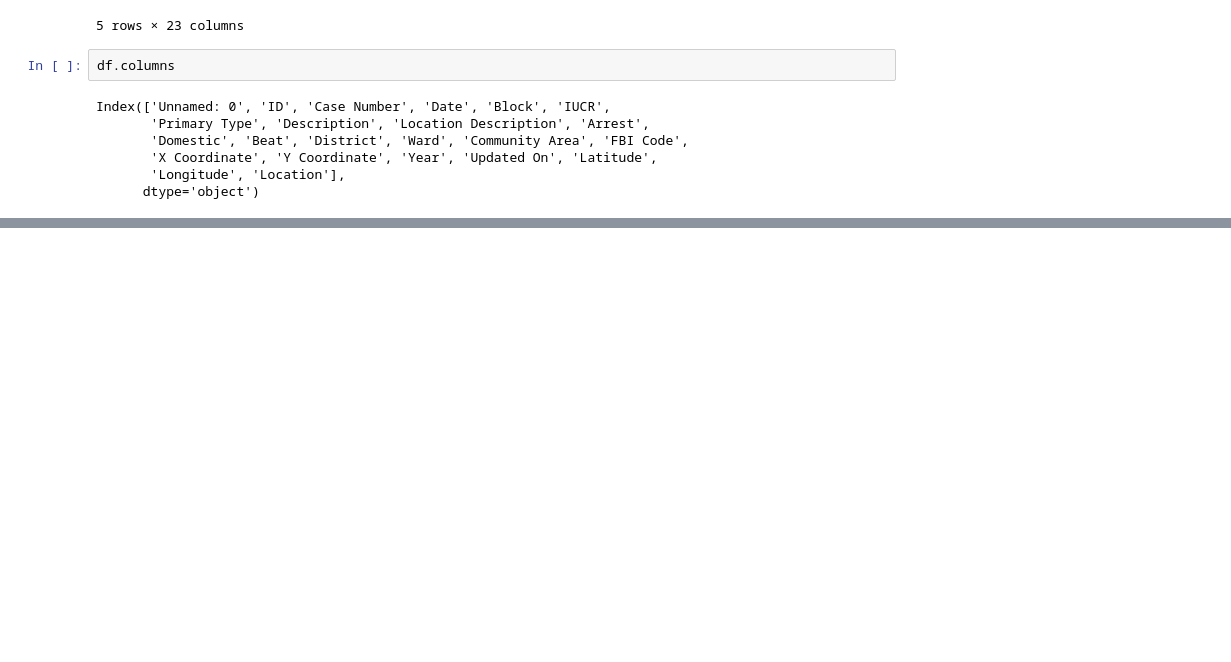
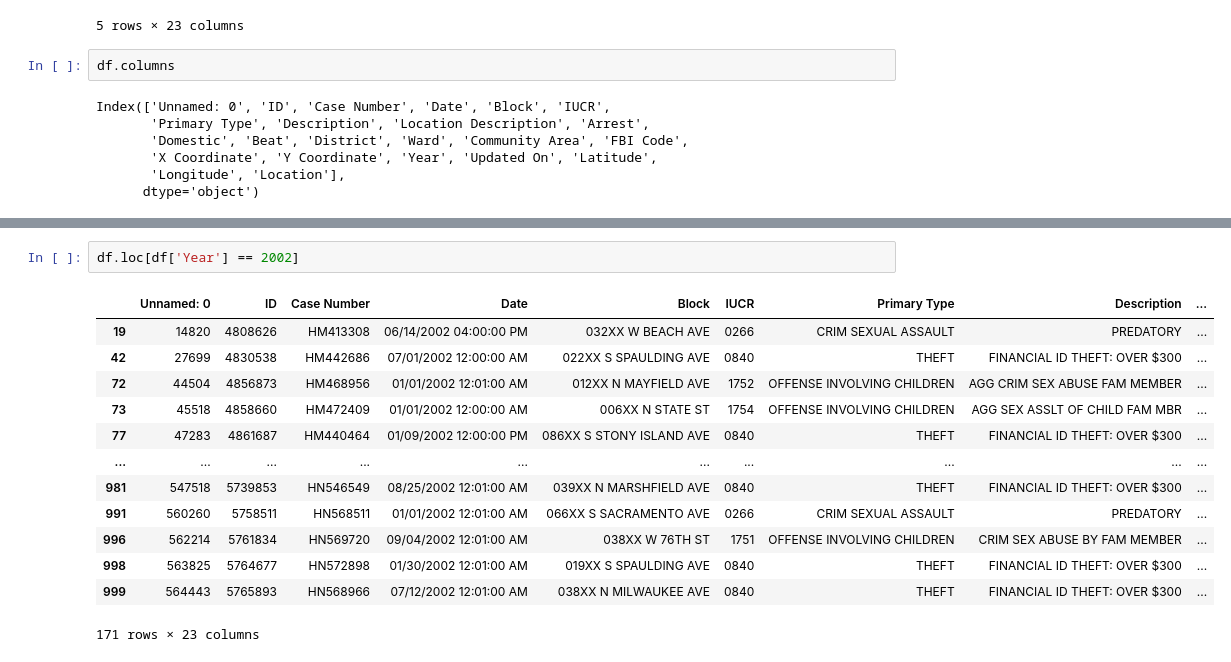
Before and after one commit to Mintra99/chicago-crime-hadoop, a Jupyter notebook: test.ipynb, the cells around one changed output, grey strips where cells are left out. Saved outputs shown, nothing was run; the diff lists cells and outputs as text; blank space fills up the shorter version.

```diff
--- a/test.ipynb
+++ b/test.ipynb
@@ -61 +62,17 @@ Location                752
 dtype: int64
+# %%
+df.loc[df['Year'] == 2002]
+# %% [output]
+|  | Unnamed: 0 | ID | Case Number | Date | Block | IUCR | Primary Type | Description | ... |
+| 19 | 14820 | 4808626 | HM413308 | 06/14/2002 04:00:00 PM | 032XX W BEACH AVE | 0266 | CRIM SEXUAL ASSAULT | PREDATORY | ... |
+| 42 | 27699 | 4830538 | HM442686 | 07/01/2002 12:00:00 AM | 022XX S SPAULDING AVE | 0840 | THEFT | FINANCIAL ID THEFT: OVER $300 | ... |
+| 72 | 44504 | 4856873 | HM468956 | 01/01/2002 12:01:00 AM | 012XX N MAYFIELD AVE | 1752 | OFFENSE INVOLVING CHILDREN | AGG CRIM SEX ABUSE FAM MEMBER | ... |
+| 73 | 45518 | 4858660 | HM472409 | 01/01/2002 12:00:00 AM | 006XX N STATE ST | 1754 | OFFENSE INVOLVING CHILDREN | AGG SEX ASSLT OF CHILD FAM MBR | ... |
+| 77 | 47283 | 4861687 | HM440464 | 01/09/2002 12:00:00 PM | 086XX S STONY ISLAND AVE | 0840 | THEFT | FINANCIAL ID THEFT: OVER $300 | ... |
+| ... | ... | ... | ... | ... | ... | ... | ... | ... | ... |
+| 981 | 547518 | 5739853 | HN546549 | 08/25/2002 12:01:00 AM | 039XX N MARSHFIELD AVE | 0840 | THEFT | FINANCIAL ID THEFT: OVER $300 | ... |
+| 991 | 560260 | 5758511 | HN568511 | 01/01/2002 12:01:00 AM | 066XX S SACRAMENTO AVE | 0266 | CRIM SEXUAL ASSAULT | PREDATORY | ... |
+| 996 | 562214 | 5761834 | HN569720 | 09/04/2002 12:01:00 AM | 038XX W 76TH ST | 1751 | OFFENSE INVOLVING CHILDREN | CRIM SEX ABUSE BY FAM MEMBER | ... |
+| 998 | 563825 | 5764677 | HN572898 | 01/30/2002 12:01:00 AM | 019XX S SPAULDING AVE | 0840 | THEFT | FINANCIAL ID THEFT: OVER $300 | ... |
+| 999 | 564443 | 5765893 | HN568966 | 07/12/2002 12:01:00 AM | 038XX N MILWAUKEE AVE | 0840 | THEFT | FINANCIAL ID THEFT: OVER $300 | ... |
+171 rows × 23 columns
```
Also changed, not shown: parts of 12 cells of this notebook, 1 other file.
